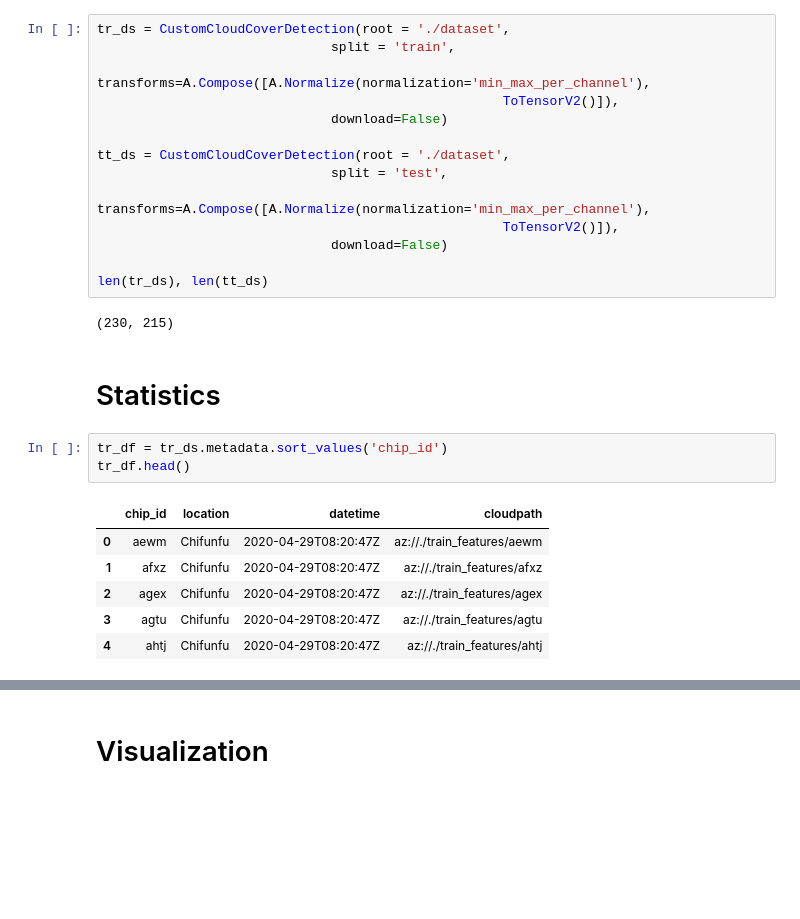
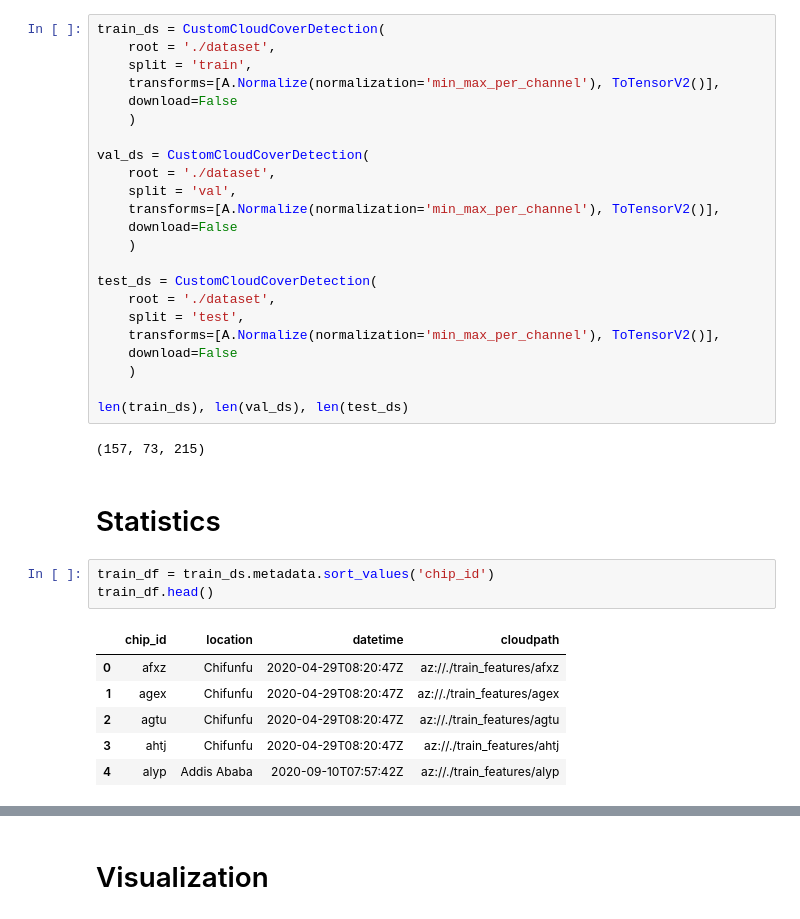
Before and after one commit to hk-kaden-kim/S2-CloudCover, a Jupyter notebook: data_analysis.ipynb, the cells around one changed output, grey strips where cells are left out. Saved outputs shown, nothing was run; the diff lists cells and outputs as text; blank space fills up the shorter version.

```diff
--- a/data_analysis.ipynb
+++ b/data_analysis.ipynb
@@ -12,29 +14,38 @@ from albumentations.pytorch import ToTensorV2
 # %%
-tr_ds = CustomCloudCoverDetection(root = './dataset',
-                              split = 'train',
-                              transforms=A.Compose([A.Normalize(normalization='min_max_per_channel'),
-                                                    ToTensorV2()]),
-                              download=False)
+train_ds = CustomCloudCoverDetection(
+    root = './dataset',
+    split = 'train',
+    transforms=[A.Normalize(normalization='min_max_per_channel'), ToTensorV2()],
+    download=False
+    )
 
-tt_ds = CustomCloudCoverDetection(root = './dataset',
-                              split = 'test',
-                              transforms=A.Compose([A.Normalize(normalization='min_max_per_channel'),
-                                                    ToTensorV2()]),
-                              download=False)
+val_ds = CustomCloudCoverDetection(
+    root = './dataset',
+    split = 'val',
+    transforms=[A.Normalize(normalization='min_max_per_channel'), ToTensorV2()],
+    download=False
+    )
 
-len(tr_ds), len(tt_ds)
+test_ds = CustomCloudCoverDetection(
+    root = './dataset',
+    split = 'test',
+    transforms=[A.Normalize(normalization='min_max_per_channel'), ToTensorV2()],
+    download=False
+    )
+
+len(train_ds), len(val_ds), len(test_ds)
 # %% [output]
-(230, 215)
+(157, 73, 215)
 # %% [markdown]
 # Statistics
 # %%
-tr_df = tr_ds.metadata.sort_values('chip_id')
-tr_df.head()
+train_df = train_ds.metadata.sort_values('chip_id')
+train_df.head()
 # %% [output]
 |  | chip_id | location | datetime | cloudpath |
-| 0 | aewm | Chifunfu | 2020-04-29T08:20:47Z | az://./train_features/aewm |
-| 1 | afxz | Chifunfu | 2020-04-29T08:20:47Z | az://./train_features/afxz |
-| 2 | agex | Chifunfu | 2020-04-29T08:20:47Z | az://./train_features/agex |
-| 3 | agtu | Chifunfu | 2020-04-29T08:20:47Z | az://./train_features/agtu |
-| 4 | ahtj | Chifunfu | 2020-04-29T08:20:47Z | az://./train_features/ahtj |
+| 0 | afxz | Chifunfu | 2020-04-29T08:20:47Z | az://./train_features/afxz |
+| 1 | agex | Chifunfu | 2020-04-29T08:20:47Z | az://./train_features/agex |
+| 2 | agtu | Chifunfu | 2020-04-29T08:20:47Z | az://./train_features/agtu |
+| 3 | ahtj | Chifunfu | 2020-04-29T08:20:47Z | az://./train_features/ahtj |
+| 4 | alyp | Addis Ababa | 2020-09-10T07:57:42Z | az://./train_features/alyp |
 # %%
```
Also changed, not shown: parts of 12 cells of this notebook, 1 other file.
